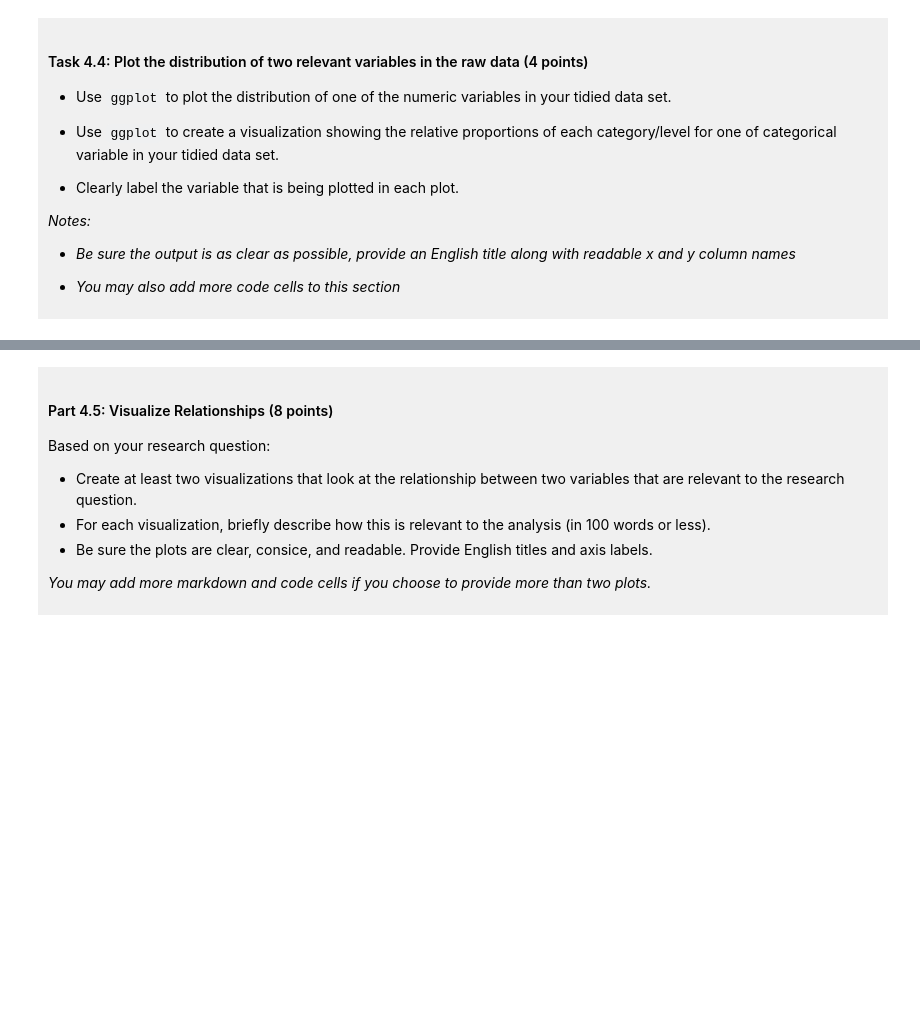
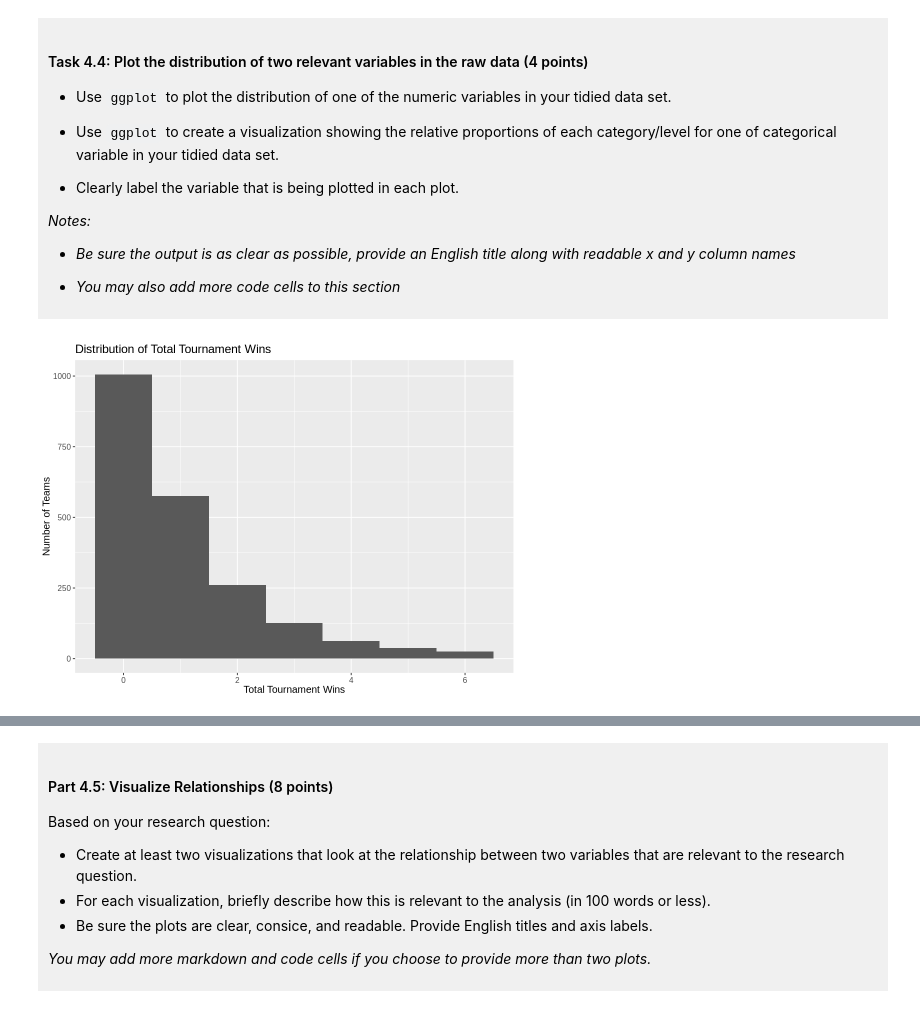
Before and after one commit to sburchat/dsci-100-project-sky-burchat, a Jupyter notebook: dsci-100-project-notebook.ipynb, the cells around one changed output, grey strips where cells are left out. Drawn from its saved outputs; the diff is of its cells as text; code cells hidden in the pictures; blank space fills up the shorter version.

Commit message:
Checkpoint C
rough draft of 4.1-4.5 completed. Need to potentially change what some of the graphs are looking at to better relate it to the research question

```diff
--- a/dsci-100-project-notebook.ipynb
+++ b/dsci-100-project-notebook.ipynb
@@ -305,5 +349,15 @@ You will refine your research question (if needed) and produce a tidy data set.
 
 </div>
 # %%
-### EDIT THIS CODE CELL FOR PLOT 1 ###
+options(repr.plot.width=8, repr.plot.height=6)
+plot_1<-tidy_march_madness|>
+ggplot(aes(x=tourney_wins))+
+geom_histogram(binwidth=1)+
+labs(x="Total Tournament Wins",
+     y="Number of Teams",
+     title= "Distribution of Total Tournament Wins")+
+theme(text=element_text(size=12))
+plot_1
+# %% [output]
+[figure, added]
 # %%
```
Also changed, not shown: parts of 9 cells of this notebook.
